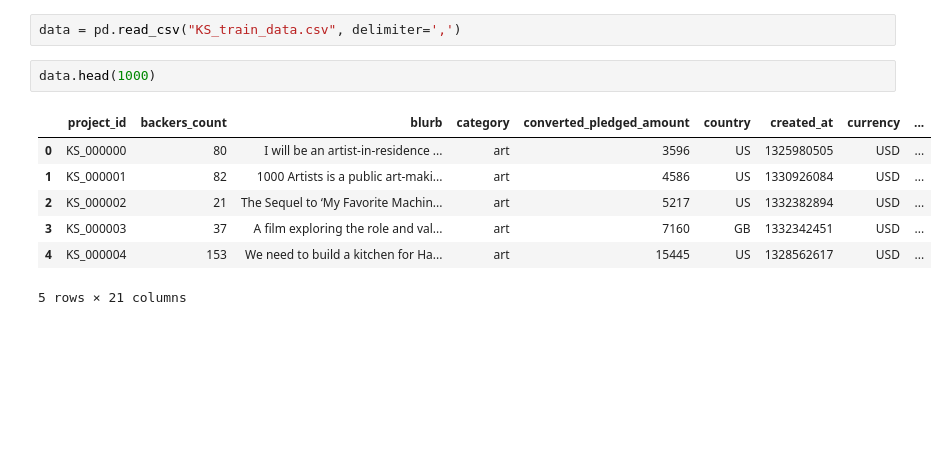
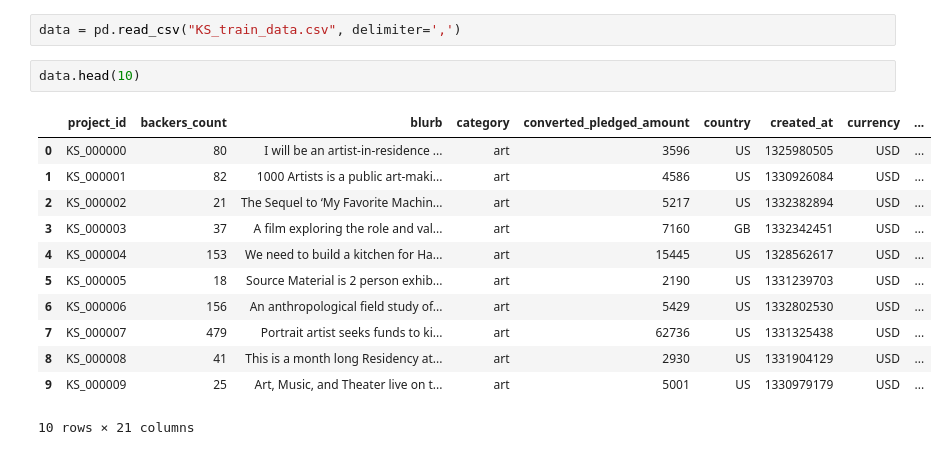
Before and after one commit to nimamehrafar/kickstarter-group-4---really, a Jupyter notebook: kickstarter_data.ipynb, the cells around one changed output. Saved outputs shown, nothing was run; the diff lists cells and outputs as text; blank space fills up the shorter version.

Commit message:
Add files via upload
kleine verandering. mogelijke data outlier opgezocht

```diff
--- a/kickstarter_data.ipynb
+++ b/kickstarter_data.ipynb
@@ -20,12 +20,17 @@ warnings.filterwarnings('ignore')
 # %%
 data = pd.read_csv("KS_train_data.csv", delimiter=',')
 # %%
-data.head(1000)
+data.head(10)
 # %% [output]
 |  | project_id | backers_count | blurb | category | converted_pledged_amount | country | created_at | currency | ... |
 | 0 | KS_000000 | 80 | I will be an artist-in-residence ... | art | 3596 | US | 1325980505 | USD | ... |
 | 1 | KS_000001 | 82 | 1000 Artists is a public art-maki... | art | 4586 | US | 1330926084 | USD | ... |
 | 2 | KS_000002 | 21 | The Sequel to ‘My Favorite Machin... | art | 5217 | US | 1332382894 | USD | ... |
 | 3 | KS_000003 | 37 | A film exploring the role and val... | art | 7160 | GB | 1332342451 | USD | ... |
 | 4 | KS_000004 | 153 | We need to build a kitchen for Ha... | art | 15445 | US | 1328562617 | USD | ... |
+| 5 | KS_000005 | 18 | Source Material is 2 person exhib... | art | 2190 | US | 1331239703 | USD | ... |
+| 6 | KS_000006 | 156 | An anthropological field study of... | art | 5429 | US | 1332802530 | USD | ... |
+| 7 | KS_000007 | 479 | Portrait artist seeks funds to ki... | art | 62736 | US | 1331325438 | USD | ... |
+| 8 | KS_000008 | 41 | This is a month long Residency at... | art | 2930 | US | 1331904129 | USD | ... |
+| 9 | KS_000009 | 25 | Art, Music, and Theater live on t... | art | 5001 | US | 1330979179 | USD | ... |
-5 rows × 21 columns
+10 rows × 21 columns
```
Also changed, not shown: parts of 2 cells of this notebook.
